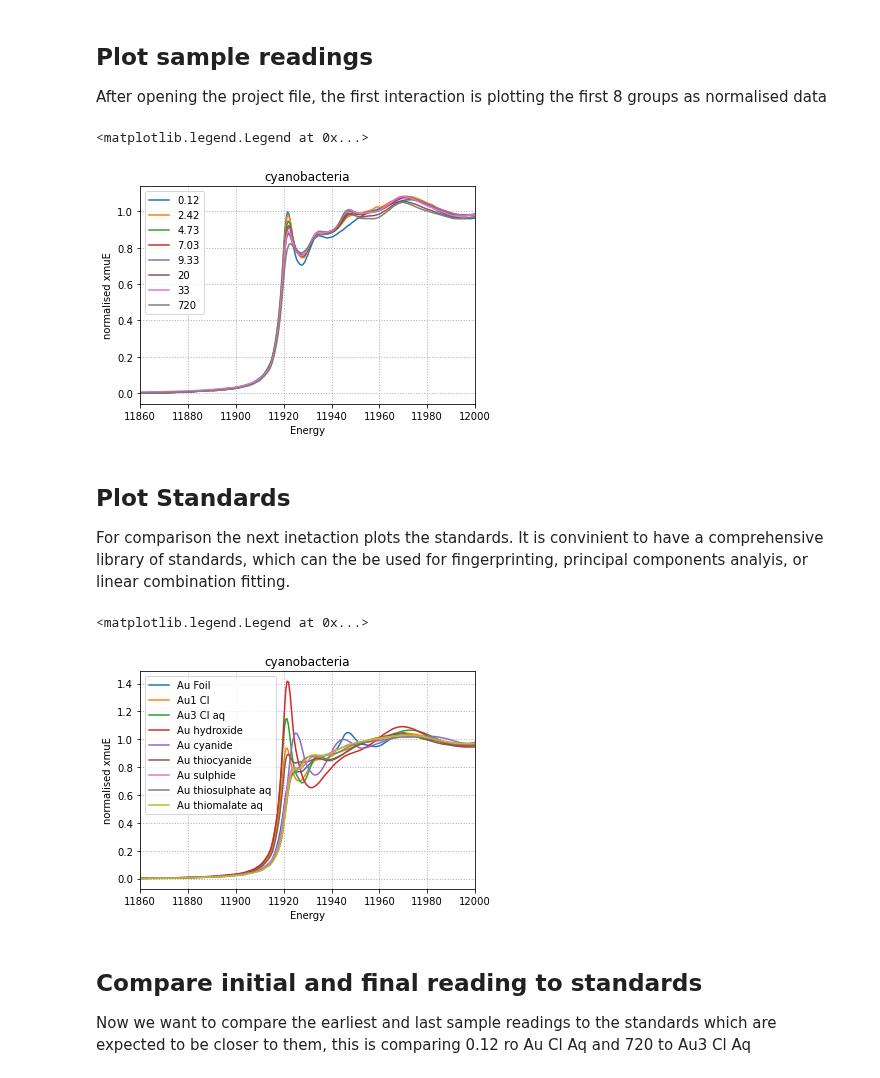
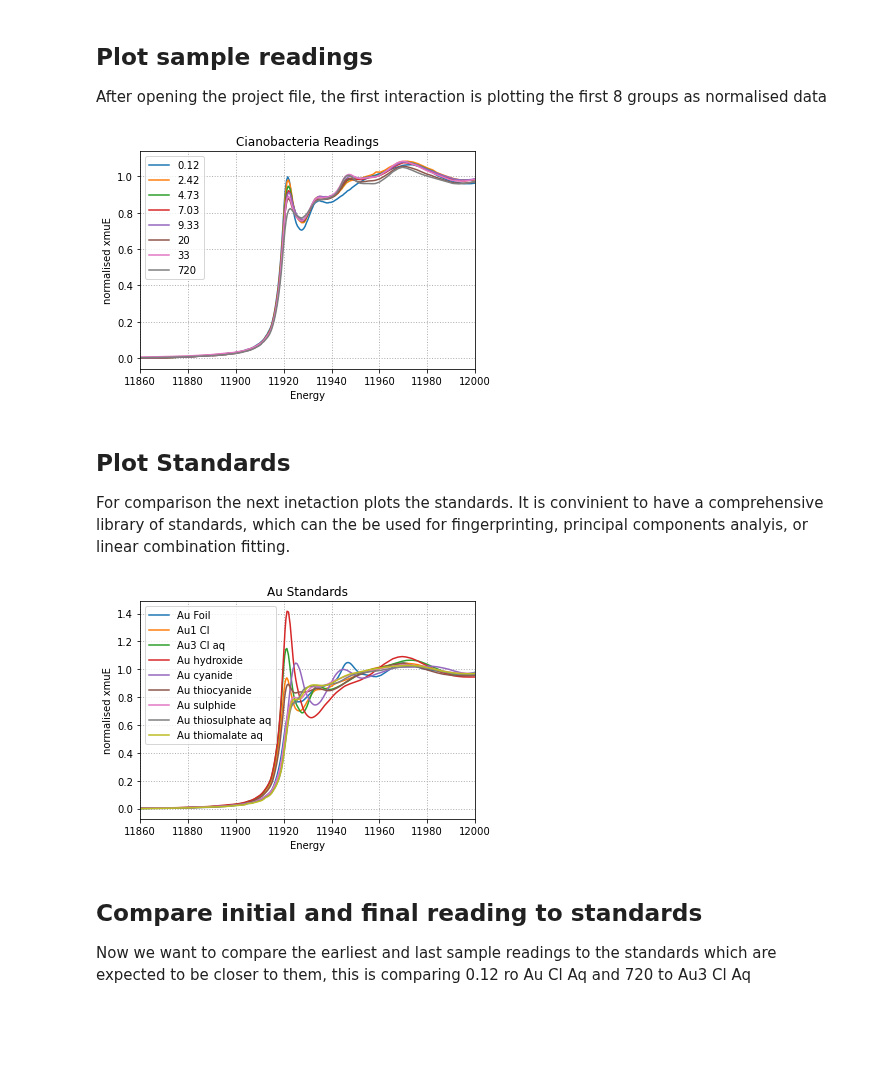
Before and after one commit to scman1/Larch_Intro_ukch, a Jupyter notebook: XANES analysis-Linear combination fitting.ipynb, the cells around one changed output. Cells and saved outputs as stored; diff of their text form; code cells hidden in the pictures; blank space fills up the shorter version.

```diff
--- a/XANES analysis-Linear combination fitting.ipynb
+++ b/XANES analysis-Linear combination fitting.ipynb
@@ -86,34 +113,23 @@ After opening the project file, the first interaction is plotting the first 8 gr
 # %%
 # https://vimeo.com/340216087 10:40 plot readings of sample
 # set group names
 group_names = {'ozun':"0.12",'wtnk':"2.42", 'd_4_73':"4.73",
                'd_7_03':"7.03",'d_9_33':"9.33", 'qvxh':"20",'rjbc':"33",
                'lshy':"720",'hqlr':"Au Foil",'Au1_Cl':"Au1 Cl",
                'tscd':"Au3 Cl aq",'ixde':"Au hydroxide",'gcpx' :"Au cyanide",
                'nyux' :"Au thiocyanide",'qhxp':"Au sulphide",
                'Au_thiosulphate_aq':"Au thiosulphate aq",
                'ryzf':"Au thiomalate aq"}
 # get the group keys for first 8 groups
 group_keys = list(cianobacteria_project._athena_groups.keys())[0:8]
 
 
 # plot mu vs flat normalised mu for selected groups
-for group_key in group_keys:
-    gr_0 = extract_athenagroup(cianobacteria_project._athena_groups[group_key])
-    # recalculate normalisation
-    calc_with_defaults(gr_0)
-    plt.plot(gr_0.energy, gr_0.flat, label=group_names[group_key])
-
-# set plot format
-plt.xlabel("Energy")
-plt.ylabel("normalised xmuE" )
-plt.title("cyanobacteria")
-plt.grid(linestyle=':', linewidth=1) #show and format grid
-plt.xlim(11860,12000)
-plt.legend()
+plt = plot_NxmuE_E_athena_prj(cianobacteria_project, group_keys, group_names,
+                              title = "Cianobacteria Readings",
+                              xlimits = [11860,12000])
 # %% [output]
-<matplotlib.legend.Legend at 0x...>
-[figure, old version]
+[figure, new version]
 # %% [markdown]
 ## Plot Standards
 For comparison the next inetaction plots the standards. It is convinient to have a comprehensive library of standards, which can the be used for fingerprinting, principal components analyis, or linear combination fitting.
@@ -124,21 +140,10 @@ group_keys = list(cianobacteria_project._athena_groups.keys())[8:17]
 
 
 # plot mu vs flat normalised mu for selected groups
-for group_key in group_keys:
-    gr_0 = extract_athenagroup(cianobacteria_project._athena_groups[group_key])
-    # recalculate normalisation
-    calc_with_defaults(gr_0)
-    plt.plot(gr_0.energy, gr_0.flat, label=group_names[group_key])
-
-# set plot format
-plt.xlabel("Energy")
-plt.ylabel("normalised xmuE" )
-plt.title("cyanobacteria")
-plt.grid(linestyle=':', linewidth=1) #show and format grid
-plt.xlim(11860,12000)
-plt.legend()
+plt = plot_NxmuE_E_athena_prj(cianobacteria_project, group_keys, group_names,
+                              title = "Au Standards",
+                              xlimits = [11860,12000])
 # %% [output]
-<matplotlib.legend.Legend at 0x...>
 [figure]
 # %% [markdown]
 ## Compare initial and final reading to standards
```
Also changed, not shown: parts of 7 cells of this notebook.
